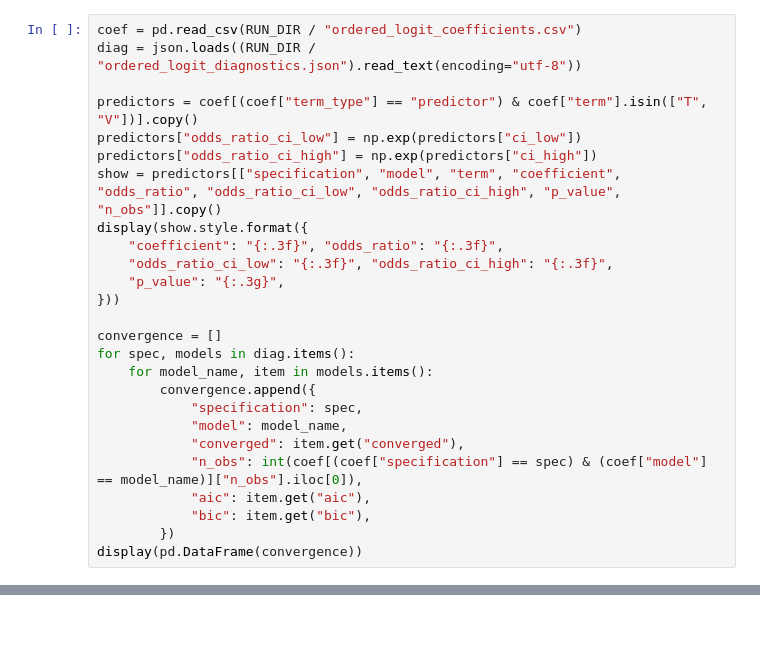
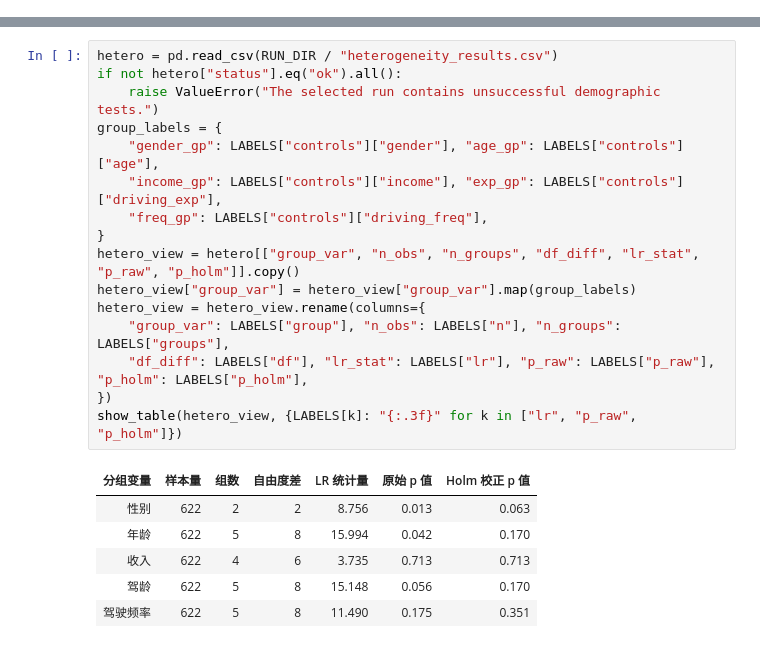
Before and after one commit to Yemyu/ev-purchase-intention, a Jupyter notebook: notebooks/01_ev_purchase_intention_zh.ipynb, the cells around one changed output, grey strips where cells are left out. Saved outputs shown, nothing was run; the diff lists cells and outputs as text.

```diff
--- a/notebooks/01_ev_purchase_intention_zh.ipynb
+++ b/notebooks/01_ev_purchase_intention_zh.ipynb
@@ -158,26 +0,0 @@ display(pd.DataFrame(composite_rows))
-# %%
-coef = pd.read_csv(RUN_DIR / "ordered_logit_coefficients.csv")
-diag = json.loads((RUN_DIR / "ordered_logit_diagnostics.json").read_text(encoding="utf-8"))
-
-predictors = coef[(coef["term_type"] == "predictor") & coef["term"].isin(["T", "V"])].copy()
-predictors["odds_ratio_ci_low"] = np.exp(predictors["ci_low"])
-predictors["odds_ratio_ci_high"] = np.exp(predictors["ci_high"])
-show = predictors[["specification", "model", "term", "coefficient", "odds_ratio", "odds_ratio_ci_low", "odds_ratio_ci_high", "p_value", "n_obs"]].copy()
-display(show.style.format({
-    "coefficient": "{:.3f}", "odds_ratio": "{:.3f}",
-    "odds_ratio_ci_low": "{:.3f}", "odds_ratio_ci_high": "{:.3f}",
-    "p_value": "{:.3g}",
-}))
-
-convergence = []
-for spec, models in diag.items():
-    for model_name, item in models.items():
-        convergence.append({
-            "specification": spec,
-            "model": model_name,
-            "converged": item.get("converged"),
-            "n_obs": int(coef[(coef["specification"] == spec) & (coef["model"] == model_name)]["n_obs"].iloc[0]),
-            "aic": item.get("aic"),
-            "bic": item.get("bic"),
-        })
-display(pd.DataFrame(convergence))
@@ -347,0 +250,23 @@ Failed ML folds: 0
+# %%
+hetero = pd.read_csv(RUN_DIR / "heterogeneity_results.csv")
+if not hetero["status"].eq("ok").all():
+    raise ValueError("The selected run contains unsuccessful demographic tests.")
+group_labels = {
+    "gender_gp": LABELS["controls"]["gender"], "age_gp": LABELS["controls"]["age"],
+    "income_gp": LABELS["controls"]["income"], "exp_gp": LABELS["controls"]["driving_exp"],
+    "freq_gp": LABELS["controls"]["driving_freq"],
+}
+hetero_view = hetero[["group_var", "n_obs", "n_groups", "df_diff", "lr_stat", "p_raw", "p_holm"]].copy()
+hetero_view["group_var"] = hetero_view["group_var"].map(group_labels)
+hetero_view = hetero_view.rename(columns={
+    "group_var": LABELS["group"], "n_obs": LABELS["n"], "n_groups": LABELS["groups"],
+    "df_diff": LABELS["df"], "lr_stat": LABELS["lr"], "p_raw": LABELS["p_raw"], "p_holm": LABELS["p_holm"],
+})
+show_table(hetero_view, {LABELS[k]: "{:.3f}" for k in ["lr", "p_raw", "p_holm"]})
+# %% [output]
+| 分组变量 | 样本量 | 组数 | 自由度差 | LR 统计量 | 原始 p 值 | Holm 校正 p 值 |
+| 性别 | 622 | 2 | 2 | 8.756 | 0.013 | 0.063 |
+| 年龄 | 622 | 5 | 8 | 15.994 | 0.042 | 0.170 |
+| 收入 | 622 | 4 | 6 | 3.735 | 0.713 | 0.713 |
+| 驾龄 | 622 | 5 | 8 | 15.148 | 0.056 | 0.170 |
+| 驾驶频率 | 622 | 5 | 8 | 11.490 | 0.175 | 0.351 |
```
Also changed, not shown: parts of 39 cells of this notebook, 32 other files.
